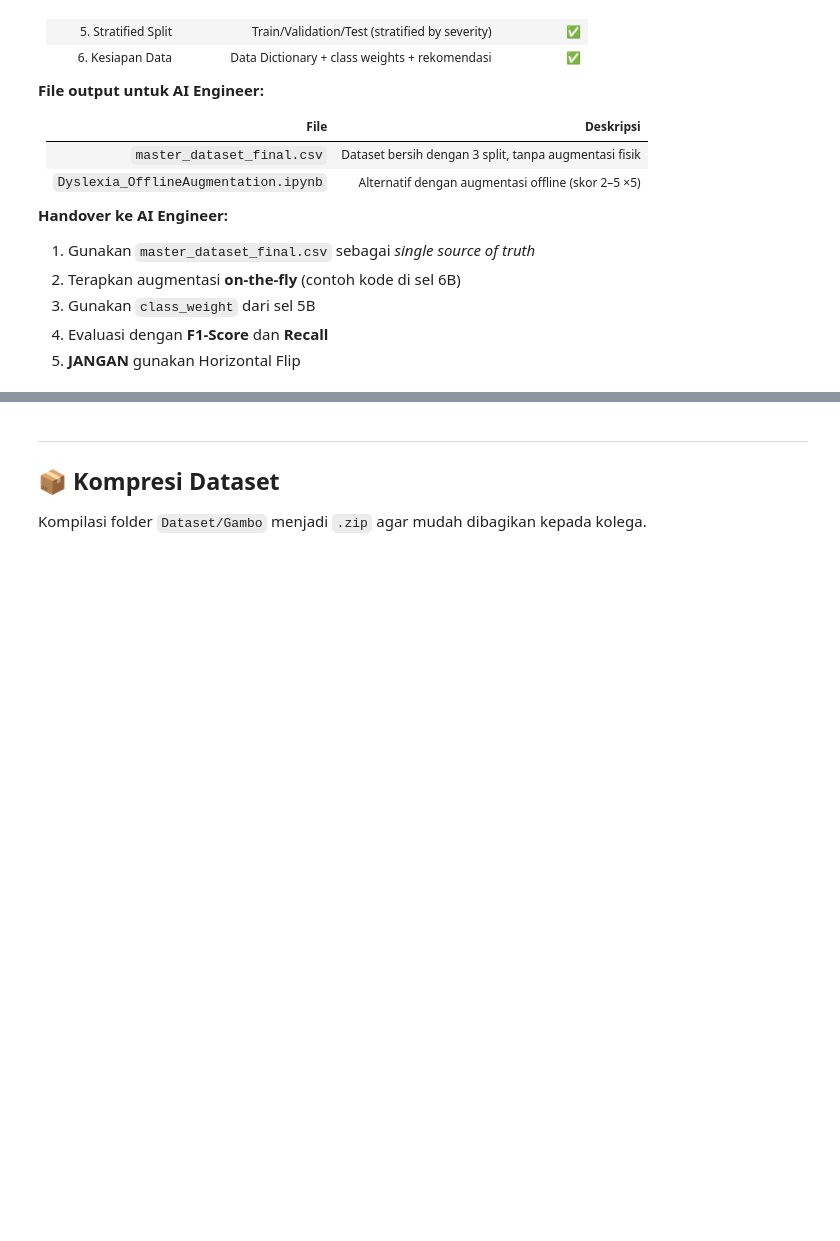
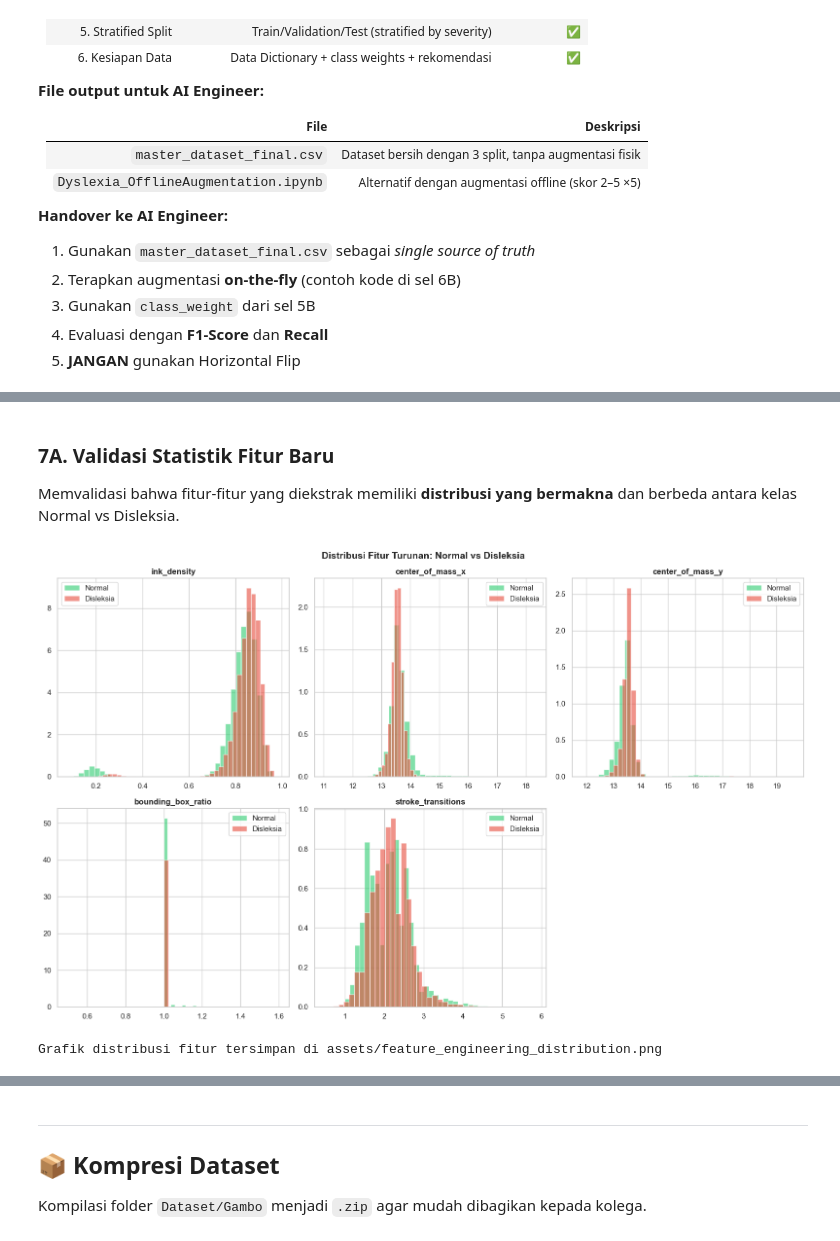
Before and after one commit to DyslexiaLens/DyslexiaLens_DS, a Jupyter notebook: notebooks/Dyslexia_NoAugmentation.ipynb, the cells around one changed output, grey strips where cells are left out. Saved outputs shown, nothing was run; the diff lists cells and outputs as text; code cells hidden in the pictures; blank space fills up the shorter version.

Commit message:
Mengimplementasikan Feature Engineering dan mengintegrasikan visualisasi statistik ke dalam streamlit dashboard.

```diff
--- a/notebooks/Dyslexia_NoAugmentation.ipynb
+++ b/notebooks/Dyslexia_NoAugmentation.ipynb
@@ -1221,0 +1239,15 @@ Validation ∩ Test : 0
+# %%
+import pandas as pd
+import numpy as np
+from PIL import Image
+import os
+
+# === Konfigurasi ===
+CSV_INPUT = 'master_dataset_final.csv'  # Output dari Tahap 5
+CSV_OUTPUT = 'master_dataset_final_featured.csv'
+IMG_SIZE = 28
+THRESHOLD = 128  # Piksel < 128 = hitam (goresan), >= 128 = putih (latar)
+
+df = pd.read_csv(CSV_INPUT)
+print(f'Memuat {len(df):,} baris dari {CSV_INPUT}')
+print(f'Kolom awal: {df.columns.tolist()}')
@@ -1221,0 +1363,32 @@ Validation ∩ Test : 0
+# %% [markdown]
+### 7A. Validasi Statistik Fitur Baru
+
+Memvalidasi bahwa fitur-fitur yang diekstrak memiliki **distribusi yang bermakna** dan berbeda antara kelas Normal vs Disleksia.
+# %%
+import matplotlib.pyplot as plt
+import seaborn as sns
+sns.set_theme(style='whitegrid')
+
+feature_cols = ['ink_density', 'center_of_mass_x', 'center_of_mass_y',
+                'bounding_box_ratio', 'stroke_transitions']
+
+fig, axes = plt.subplots(2, 3, figsize=(16, 10))
+fig.suptitle('Distribusi Fitur Turunan: Normal vs Disleksia', fontsize=14, fontweight='bold')
+
+for idx, feat in enumerate(feature_cols):
+    ax = axes[idx // 3][idx % 3]
+    for label, color, name in [(0, '#2ECC71', 'Normal'), (1, '#E74C3C', 'Disleksia')]:
+        subset = df_final[df_final['target_class'] == label][feat].dropna()
+        ax.hist(subset, bins=40, alpha=0.6, color=color, label=name, density=True)
+    ax.set_title(feat, fontweight='bold')
+    ax.legend()
+
+# Kosongkan subplot ke-6 yang tidak terpakai
+axes[1][2].axis('off')
+plt.tight_layout()
+plt.savefig('../assets/feature_engineering_distribution.png', dpi=150, bbox_inches='tight')
+plt.show()
+print('Grafik distribusi fitur tersimpan di assets/feature_engineering_distribution.png')
+# %% [output]
+[figure, added]
+Grafik distribusi fitur tersimpan di assets/feature_engineering_distribution.png
```
Also changed, not shown: parts of 7 cells of this notebook, 8 other files.
